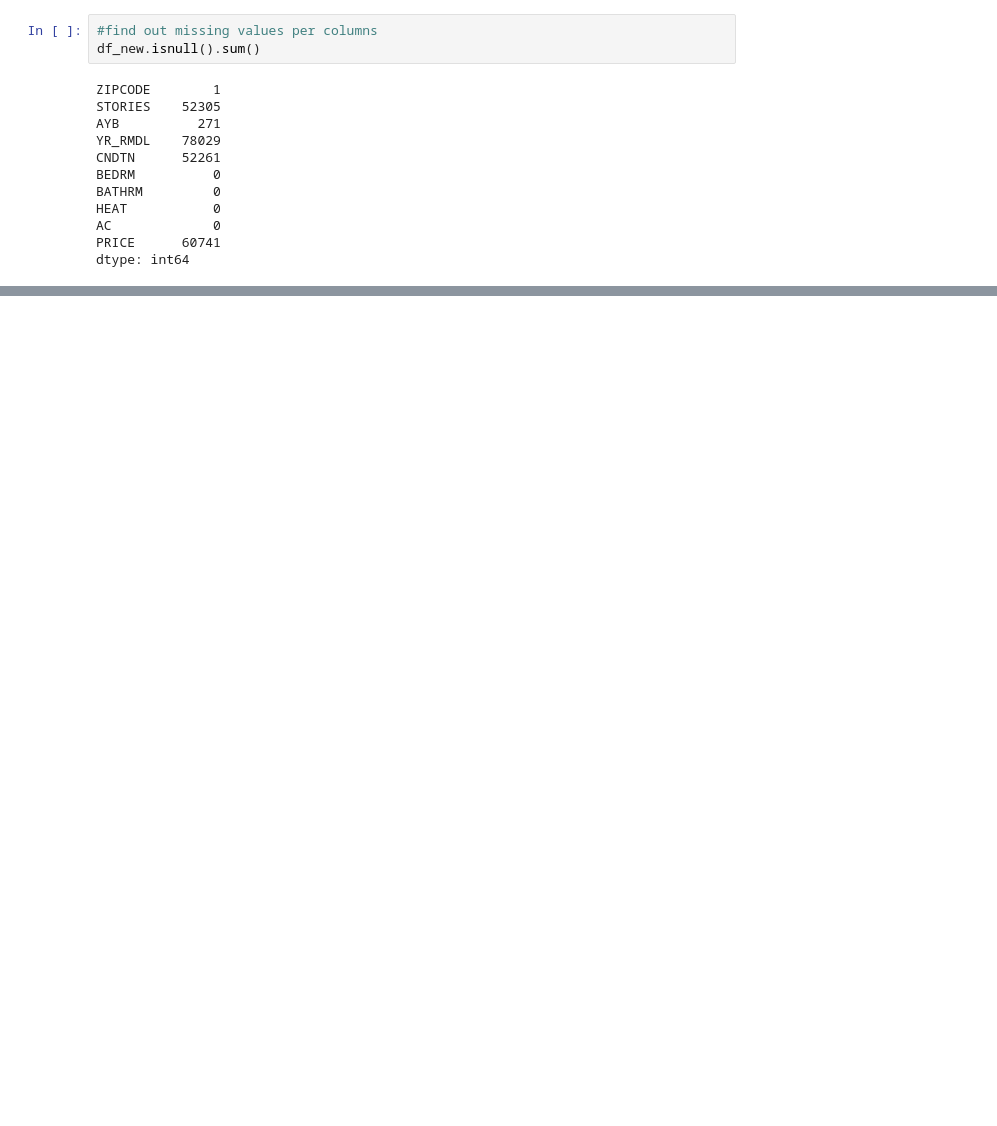
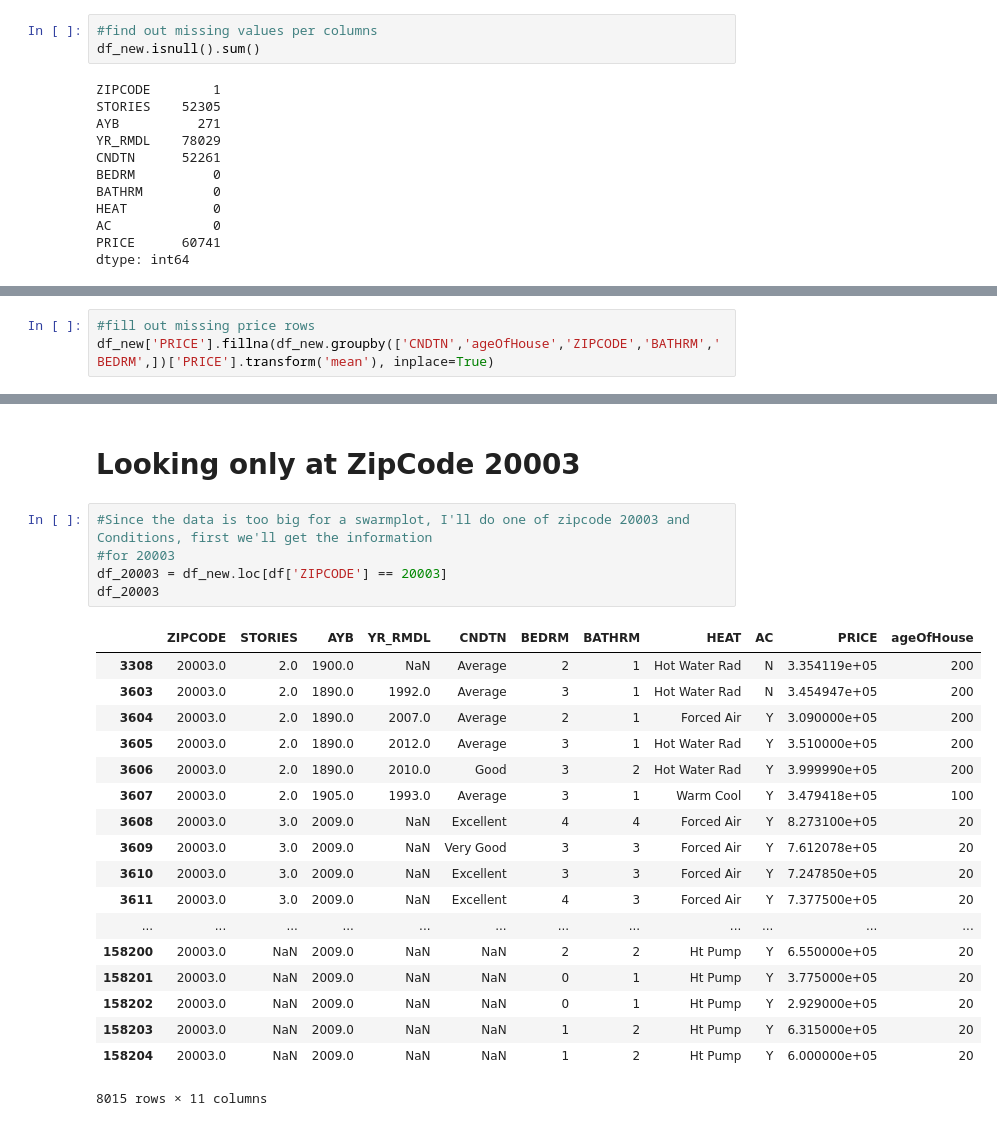
Before and after one commit to ocarbonie/Project1, a Jupyter notebook: Project1.ipynb, the cells around one changed output, grey strips where cells are left out. Drawn from its saved outputs; the diff is of its cells as text; blank space fills up the shorter version.

```diff
--- a/Project1.ipynb
+++ b/Project1.ipynb
@@ -129,0 +204,3 @@ len(df_new)
+# %%
+#fill out missing price rows
+df_new['PRICE'].fillna(df_new.groupby(['CNDTN','ageOfHouse','ZIPCODE','BATHRM','BEDRM',])['PRICE'].transform('mean'), inplace=True)
@@ -194 +305,27 @@ ZIPCODE
 Name: PRICE, dtype: float64
+# %% [markdown]
+# Looking only at ZipCode 20003
+# %%
+#Since the data is too big for a swarmplot, I'll do one of zipcode 20003 and Conditions, first we'll get the information
+#for 20003
+df_20003 = df_new.loc[df['ZIPCODE'] == 20003]
+df_20003
+# %% [output]
+|  | ZIPCODE | STORIES | AYB | YR_RMDL | CNDTN | BEDRM | BATHRM | HEAT | AC | PRICE | ageOfHouse |
+| 3308 | 20003.0 | 2.0 | 1900.0 | NaN | Average | 2 | 1 | Hot Water Rad | N | 3.354119e+05 | 200 |
+| 3603 | 20003.0 | 2.0 | 1890.0 | 1992.0 | Average | 3 | 1 | Hot Water Rad | N | 3.454947e+05 | 200 |
+| 3604 | 20003.0 | 2.0 | 1890.0 | 2007.0 | Average | 2 | 1 | Forced Air | Y | 3.090000e+05 | 200 |
+| 3605 | 20003.0 | 2.0 | 1890.0 | 2012.0 | Average | 3 | 1 | Hot Water Rad | Y | 3.510000e+05 | 200 |
+| 3606 | 20003.0 | 2.0 | 1890.0 | 2010.0 | Good | 3 | 2 | Hot Water Rad | Y | 3.999990e+05 | 200 |
+| 3607 | 20003.0 | 2.0 | 1905.0 | 1993.0 | Average | 3 | 1 | Warm Cool | Y | 3.479418e+05 | 100 |
+| 3608 | 20003.0 | 3.0 | 2009.0 | NaN | Excellent | 4 | 4 | Forced Air | Y | 8.273100e+05 | 20 |
+| 3609 | 20003.0 | 3.0 | 2009.0 | NaN | Very Good | 3 | 3 | Forced Air | Y | 7.612078e+05 | 20 |
+| 3610 | 20003.0 | 3.0 | 2009.0 | NaN | Excellent | 3 | 3 | Forced Air | Y | 7.247850e+05 | 20 |
+| 3611 | 20003.0 | 3.0 | 2009.0 | NaN | Excellent | 4 | 3 | Forced Air | Y | 7.377500e+05 | 20 |
+| ... | ... | ... | ... | ... | ... | ... | ... | ... | ... | ... | ... |
+| 158200 | 20003.0 | NaN | 2009.0 | NaN | NaN | 2 | 2 | Ht Pump | Y | 6.550000e+05 | 20 |
+| 158201 | 20003.0 | NaN | 2009.0 | NaN | NaN | 0 | 1 | Ht Pump | Y | 3.775000e+05 | 20 |
+| 158202 | 20003.0 | NaN | 2009.0 | NaN | NaN | 0 | 1 | Ht Pump | Y | 2.929000e+05 | 20 |
+| 158203 | 20003.0 | NaN | 2009.0 | NaN | NaN | 1 | 2 | Ht Pump | Y | 6.315000e+05 | 20 |
+| 158204 | 20003.0 | NaN | 2009.0 | NaN | NaN | 1 | 2 | Ht Pump | Y | 6.000000e+05 | 20 |
+8015 rows × 11 columns
```
Also changed, not shown: parts of 36 cells of this notebook.
